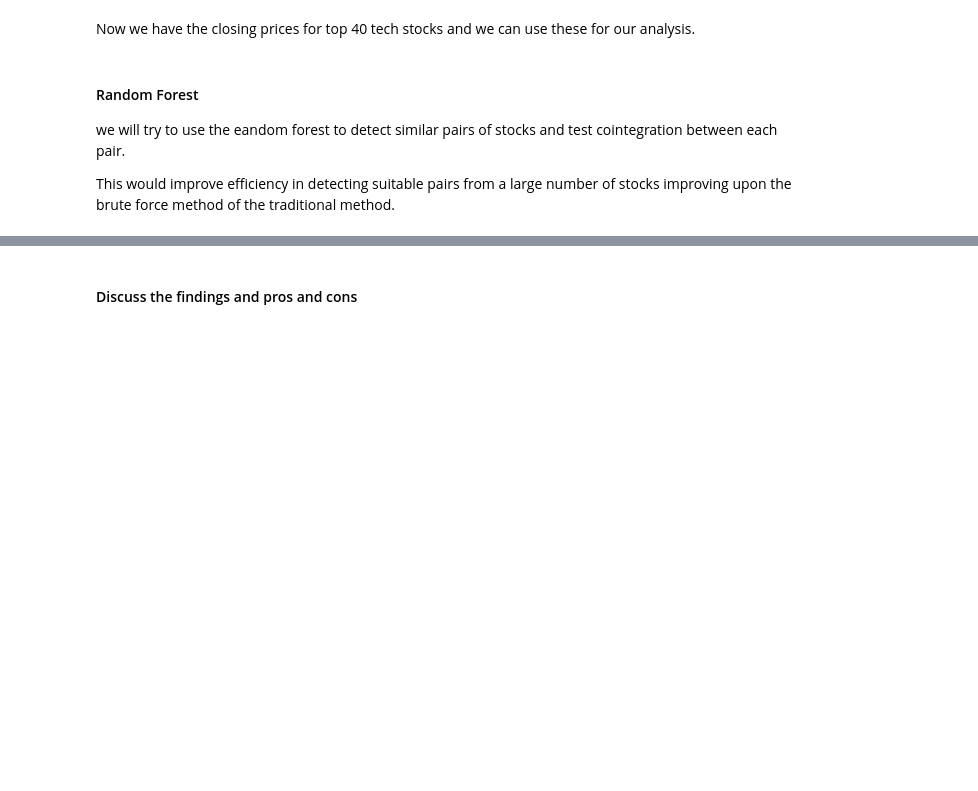
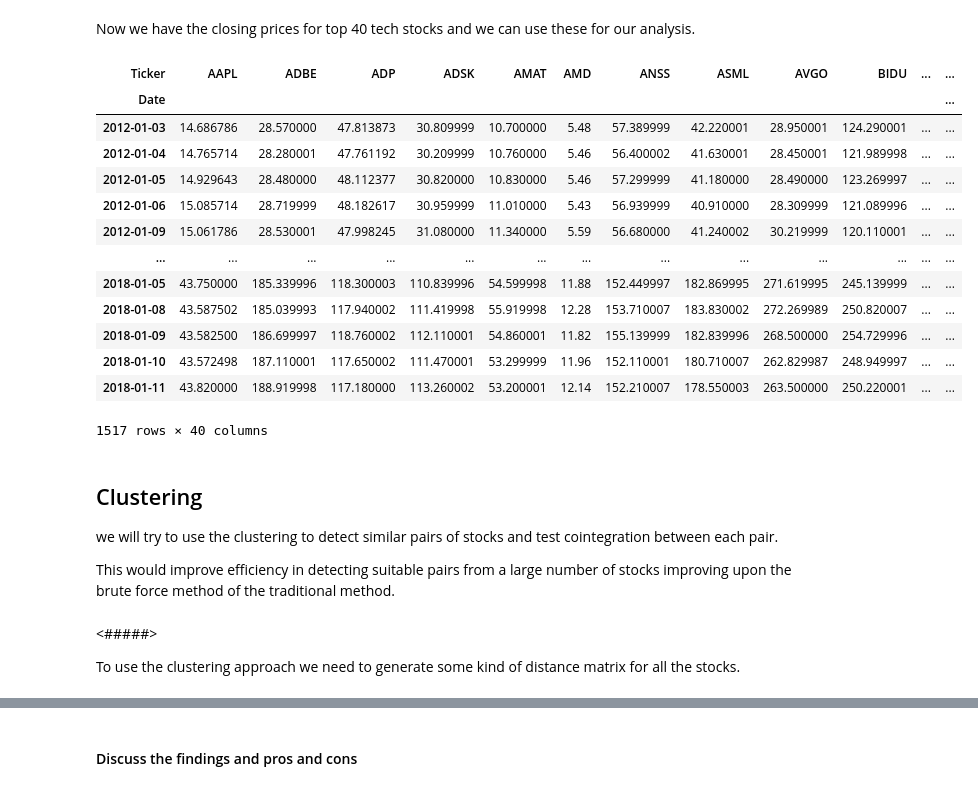
Before and after one commit to pmnerfed/capstone_option_trading, a Jupyter notebook: Review/Review.ipynb, the cells around one changed output, grey strips where cells are left out. Saved outputs shown, nothing was run; the diff lists cells and outputs as text; code cells hidden in the pictures; blank space fills up the shorter version.

```diff
--- a/Review/Review.ipynb
+++ b/Review/Review.ipynb
@@ -397,9 +398,28 @@ tech_data.head()
 5 rows × 40 columns
 # %% [markdown]
 Now we have the closing prices for top 40 tech stocks and we can use these for our analysis.
+# %%
+X_train, X_test = np.split(tech_data, [int(.67 *len(tech_data))])
+# %%
+X_train
+# %% [output]
+| Ticker | AAPL | ADBE | ADP | ADSK | AMAT | AMD | ANSS | ASML | AVGO | BIDU | ... | ... |
+| Date |  |  |  |  |  |  |  |  |  |  |  | ... |
+| 2012-01-03 | 14.686786 | 28.570000 | 47.813873 | 30.809999 | 10.700000 | 5.48 | 57.389999 | 42.220001 | 28.950001 | 124.290001 | ... | ... |
+| 2012-01-04 | 14.765714 | 28.280001 | 47.761192 | 30.209999 | 10.760000 | 5.46 | 56.400002 | 41.630001 | 28.450001 | 121.989998 | ... | ... |
+| 2012-01-05 | 14.929643 | 28.480000 | 48.112377 | 30.820000 | 10.830000 | 5.46 | 57.299999 | 41.180000 | 28.490000 | 123.269997 | ... | ... |
+| 2012-01-06 | 15.085714 | 28.719999 | 48.182617 | 30.959999 | 11.010000 | 5.43 | 56.939999 | 40.910000 | 28.309999 | 121.089996 | ... | ... |
+| 2012-01-09 | 15.061786 | 28.530001 | 47.998245 | 31.080000 | 11.340000 | 5.59 | 56.680000 | 41.240002 | 30.219999 | 120.110001 | ... | ... |
+| ... | ... | ... | ... | ... | ... | ... | ... | ... | ... | ... | ... | ... |
+| 2018-01-05 | 43.750000 | 185.339996 | 118.300003 | 110.839996 | 54.599998 | 11.88 | 152.449997 | 182.869995 | 271.619995 | 245.139999 | ... | ... |
+| 2018-01-08 | 43.587502 | 185.039993 | 117.940002 | 111.419998 | 55.919998 | 12.28 | 153.710007 | 183.830002 | 272.269989 | 250.820007 | ... | ... |
+| 2018-01-09 | 43.582500 | 186.699997 | 118.760002 | 112.110001 | 54.860001 | 11.82 | 155.139999 | 182.839996 | 268.500000 | 254.729996 | ... | ... |
+| 2018-01-10 | 43.572498 | 187.110001 | 117.650002 | 111.470001 | 53.299999 | 11.96 | 152.110001 | 180.710007 | 262.829987 | 248.949997 | ... | ... |
+| 2018-01-11 | 43.820000 | 188.919998 | 117.180000 | 113.260002 | 53.200001 | 12.14 | 152.210007 | 178.550003 | 263.500000 | 250.220001 | ... | ... |
+1517 rows × 40 columns
 # %% [markdown]
-#### Random Forest
+## Clustering
 
-we will try to use the eandom forest to detect similar pairs of stocks and test cointegration between each pair.
+we will try to use the clustering to detect similar pairs of stocks and test cointegration between each pair.
 
 This would improve efficiency in detecting suitable pairs from a large number of stocks improving upon the brute force method of the traditional method.
@@ -407,0 +426,4 @@ This would improve efficiency in detecting suitable pairs from a large number of
+# %% [markdown]
+<#####>
+
+To use the clustering approach we need to generate some kind of distance matrix for all the stocks.
```
Also changed, not shown: parts of 9 cells of this notebook.
